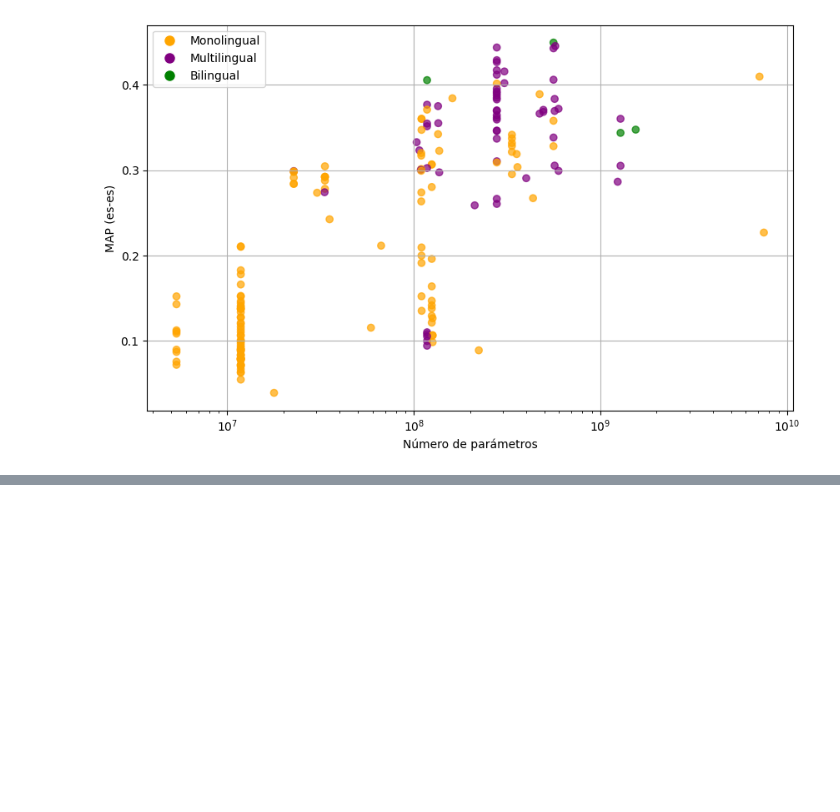
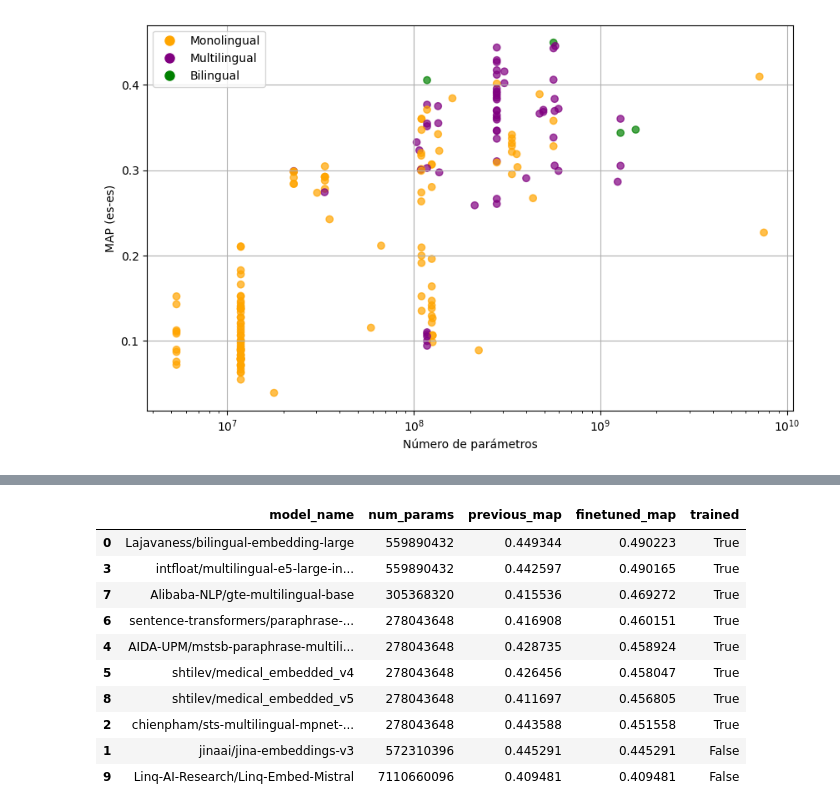
Before and after one commit to davidgc14/TalentCLEF-TaskA, a Jupyter notebook: data_lab.ipynb, the cells around one changed output, grey strips where cells are left out. Drawn from its saved outputs; the diff is of its cells as text; code cells hidden in the pictures; blank space fills up the shorter version.

```diff
--- a/data_lab.ipynb
+++ b/data_lab.ipynb
@@ -75,0 +95,16 @@ df.head(30)
+# %%
+# ordenar por map_es_es de mayor a menor
+df = df.sort_values(by='finetuned_map', ascending=False)
+df
+# %% [output]
+|  | model_name | num_params | previous_map | finetuned_map | trained |
+| 0 | Lajavaness/bilingual-embedding-large | 559890432 | 0.449344 | 0.490223 | True |
+| 3 | intfloat/multilingual-e5-large-in... | 559890432 | 0.442597 | 0.490165 | True |
+| 7 | Alibaba-NLP/gte-multilingual-base | 305368320 | 0.415536 | 0.469272 | True |
+| 6 | sentence-transformers/paraphrase-... | 278043648 | 0.416908 | 0.460151 | True |
+| 4 | AIDA-UPM/mstsb-paraphrase-multili... | 278043648 | 0.428735 | 0.458924 | True |
+| 5 | shtilev/medical_embedded_v4 | 278043648 | 0.426456 | 0.458047 | True |
+| 8 | shtilev/medical_embedded_v5 | 278043648 | 0.411697 | 0.456805 | True |
+| 2 | chienpham/sts-multilingual-mpnet-... | 278043648 | 0.443588 | 0.451558 | True |
+| 1 | jinaai/jina-embeddings-v3 | 572310396 | 0.445291 | 0.445291 | False |
+| 9 | Linq-AI-Research/Linq-Embed-Mistral | 7110660096 | 0.409481 | 0.409481 | False |
```
Also changed, not shown: parts of 2 cells of this notebook.
